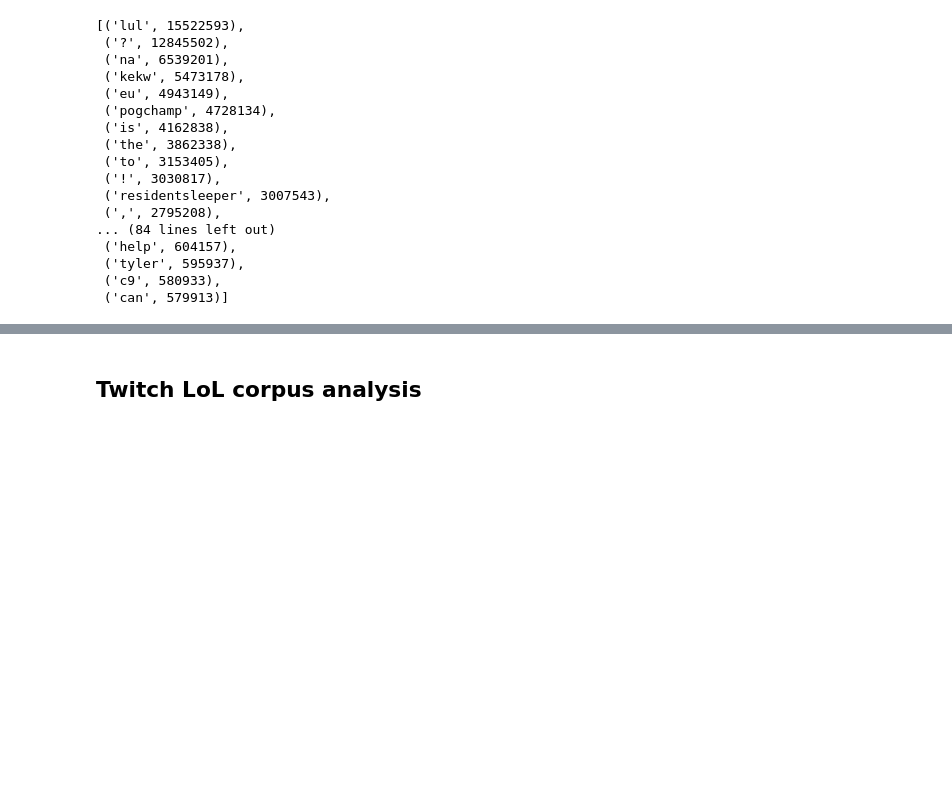
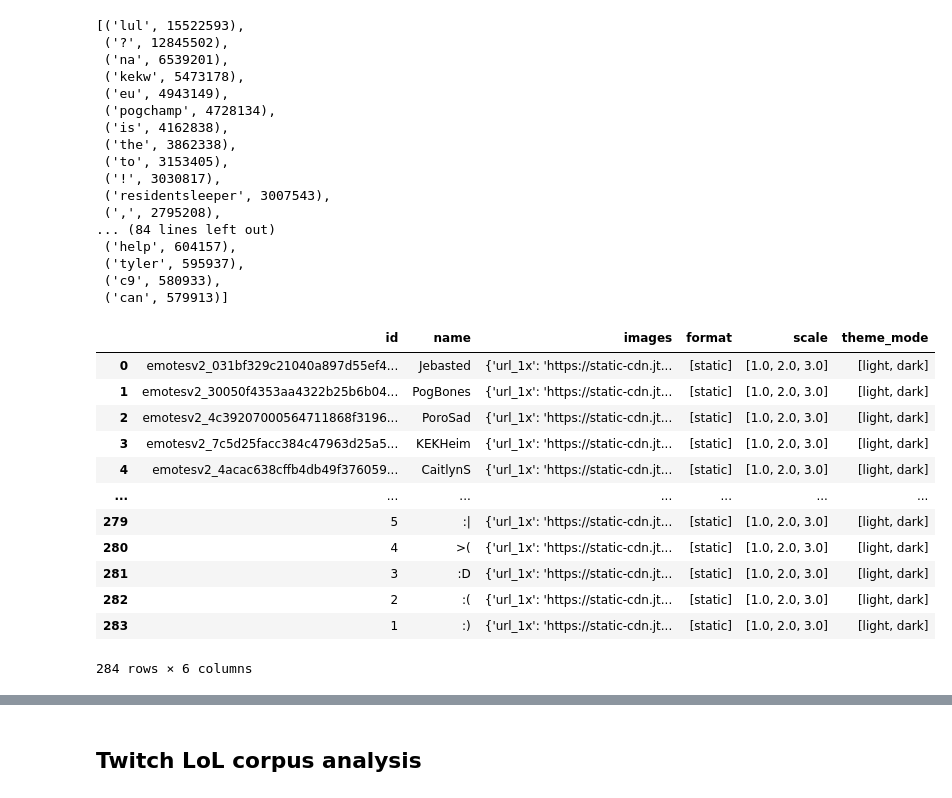
Before and after one commit to maugl/chat-highlight-detection, a Jupyter notebook: twitch_scripts/TwitchChatDLAnalysis.ipynb, the cells around one changed output, grey strips where cells are left out. Saved outputs shown, nothing was run; the diff lists cells and outputs as text; code cells hidden in the pictures; blank space fills up the shorter version.

```diff
--- a/twitch_scripts/TwitchChatDLAnalysis.ipynb
+++ b/twitch_scripts/TwitchChatDLAnalysis.ipynb
@@ -765,3 +768,29 @@ toks.most_common(100)
  ('tyler', 595937),
  ('c9', 580933),
  ('can', 579913)]
+# %%
+twitch_emotes = None
+with open("../data/emotes/twitch_emotes.txt", "r") as in_file:
+    twitch_emotes = [l.strip("\n") for l in in_file.readlines()]
+# %%
+twitch_emotes_meta = None
+with open("../data/emotes/twitch_emotes.json", "r") as in_file:
+    twitch_emotes_meta = json.load(in_file)["data"]
+# %%
+df_tem = pd.DataFrame.from_records(twitch_emotes_meta)
+# %%
+df_tem
+# %% [output]
+|  | id | name | images | format | scale | theme_mode |
+| 0 | emotesv2_031bf329c21040a897d55ef4... | Jebasted | {'url_1x': 'https://static-cdn.jt... | [static] | [1.0, 2.0, 3.0] | [light, dark] |
+| 1 | emotesv2_30050f4353aa4322b25b6b04... | PogBones | {'url_1x': 'https://static-cdn.jt... | [static] | [1.0, 2.0, 3.0] | [light, dark] |
+| 2 | emotesv2_4c39207000564711868f3196... | PoroSad | {'url_1x': 'https://static-cdn.jt... | [static] | [1.0, 2.0, 3.0] | [light, dark] |
+| 3 | emotesv2_7c5d25facc384c47963d25a5... | KEKHeim | {'url_1x': 'https://static-cdn.jt... | [static] | [1.0, 2.0, 3.0] | [light, dark] |
+| 4 | emotesv2_4acac638cffb4db49f376059... | CaitlynS | {'url_1x': 'https://static-cdn.jt... | [static] | [1.0, 2.0, 3.0] | [light, dark] |
+| ... | ... | ... | ... | ... | ... | ... |
+| 279 | 5 | :| | {'url_1x': 'https://static-cdn.jt... | [static] | [1.0, 2.0, 3.0] | [light, dark] |
+| 280 | 4 | >( | {'url_1x': 'https://static-cdn.jt... | [static] | [1.0, 2.0, 3.0] | [light, dark] |
+| 281 | 3 | :D | {'url_1x': 'https://static-cdn.jt... | [static] | [1.0, 2.0, 3.0] | [light, dark] |
+| 282 | 2 | :( | {'url_1x': 'https://static-cdn.jt... | [static] | [1.0, 2.0, 3.0] | [light, dark] |
+| 283 | 1 | :) | {'url_1x': 'https://static-cdn.jt... | [static] | [1.0, 2.0, 3.0] | [light, dark] |
+284 rows × 6 columns
```
Also changed, not shown: parts of 19 cells of this notebook, 39 other files.
